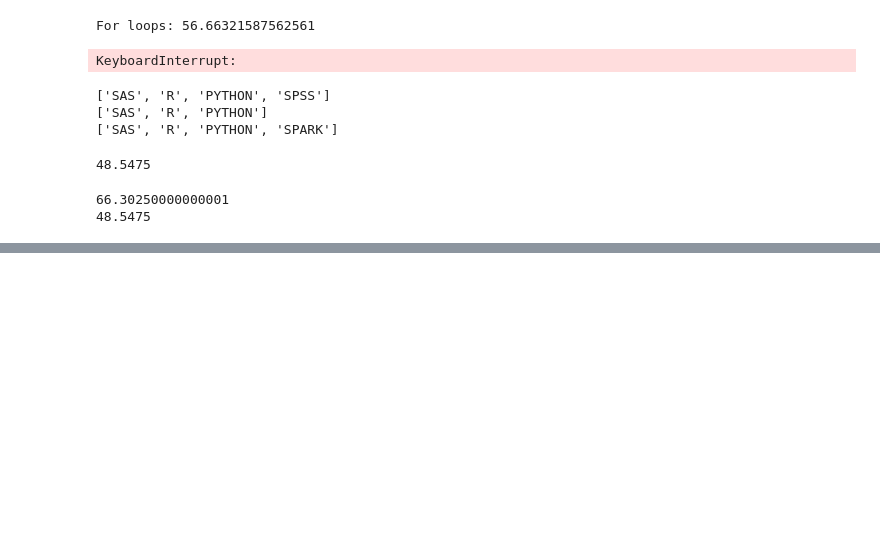
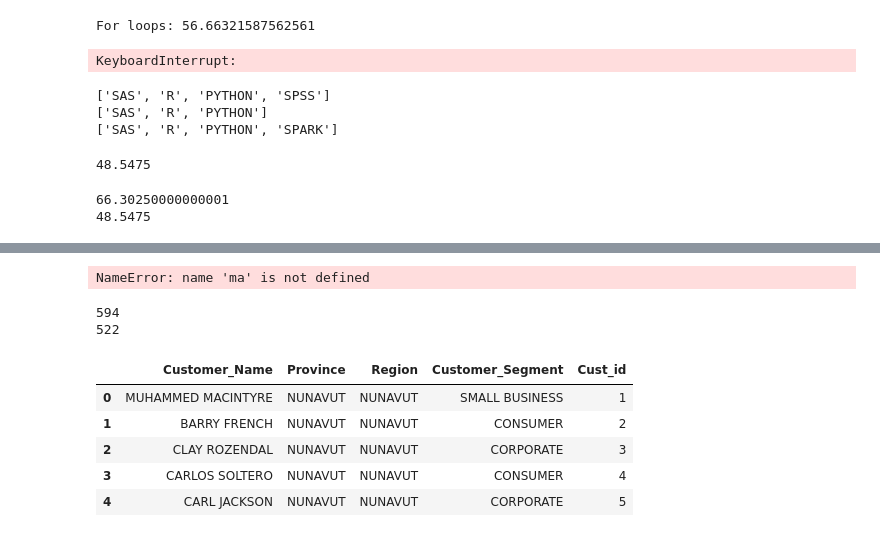
Before and after one commit to bipul-ranjan/LearnDS-Python, a Jupyter notebook: Rough_works.ipynb, the cells around one changed output, grey strips where cells are left out. Cells and saved outputs as stored; diff of their text form; code cells hidden in the pictures; blank space fills up the shorter version.

```diff
--- a/Rough_works.ipynb
+++ b/Rough_works.ipynb
@@ -704,0 +716,41 @@ df.head()
+# %%
+import pandas as pd
+marks = pd.read_csv('https://media-doselect.s3.amazonaws.com/generic/VodvGKvJAaeNrG7kvOQV38aog/class-grades.csv')
+#Count number of rows having 5 or more than 5 NA
+ma
+
+print(marks.isna().any(axis=1).sum())
+print(marks[marks.isnull().sum(axis=1)!= 5])
+
+marks = marks[marks.isnull().sum(axis=1) != 5]
+
+print(marks.isnull().sum())
+# %% [output]
+NameError: name 'ma' is not defined
+# %%
+import pandas as pd
+marks = pd.read_csv('https://media-doselect.s3.amazonaws.com/generic/VodvGKvJAaeNrG7kvOQV38aog/class-grades.csv')
+#Count number of rows having 5 or more than 5 NA
+print(marks.size)
+marks=marks.dropna(thresh=5)
+print(marks.size)
+# %% [output]
+594
+522
+# %%
+import pandas as pd
+customer = pd.read_csv('https://media-doselect.s3.amazonaws.com/generic/9B2ZPE1apMvqrLWx7p8ge9dqX/cust_dimen.csv')
+customer.head()
+customer.Cust_id = customer.Cust_id.str.replace('Cust_','')
+print("\n")
+print("\n")
+print("\n")
+print("\n")
+customer.head()
+# %% [output]
+|  | Customer_Name | Province | Region | Customer_Segment | Cust_id |
+| 0 | MUHAMMED MACINTYRE | NUNAVUT | NUNAVUT | SMALL BUSINESS | 1 |
+| 1 | BARRY FRENCH | NUNAVUT | NUNAVUT | CONSUMER | 2 |
+| 2 | CLAY ROZENDAL | NUNAVUT | NUNAVUT | CORPORATE | 3 |
+| 3 | CARLOS SOLTERO | NUNAVUT | NUNAVUT | CONSUMER | 4 |
+| 4 | CARL JACKSON | NUNAVUT | NUNAVUT | CORPORATE | 5 |
```
Also changed, not shown: parts of 3 cells of this notebook.
